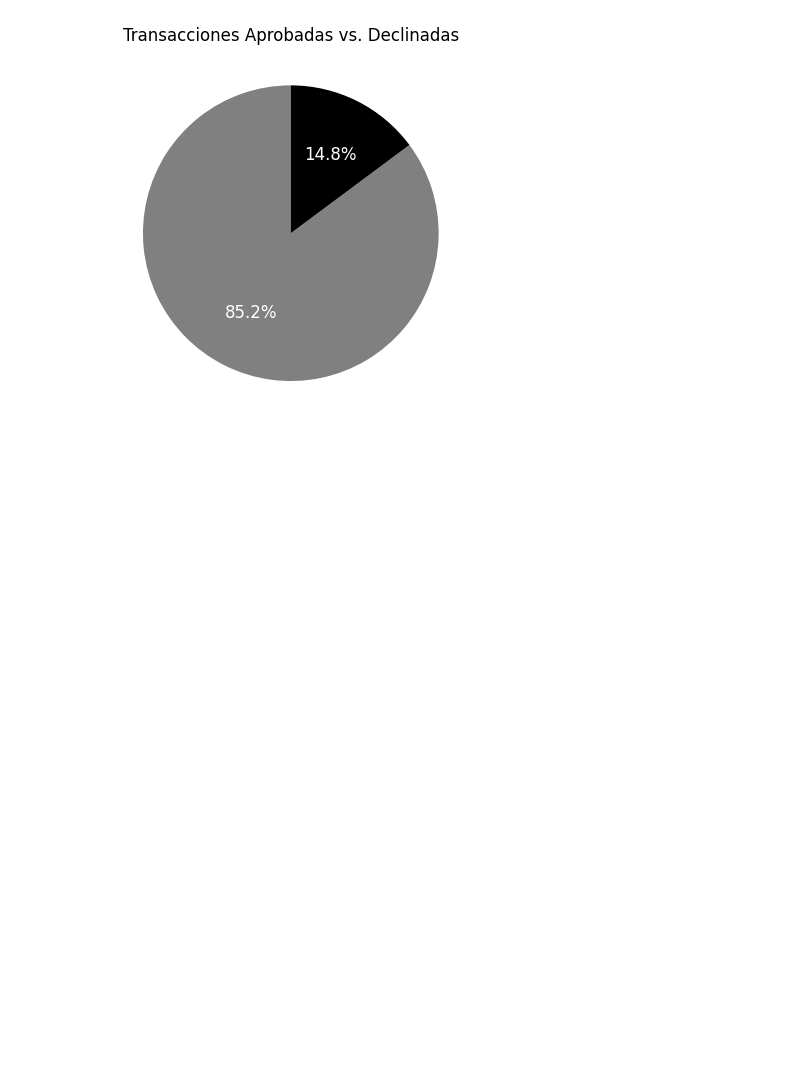
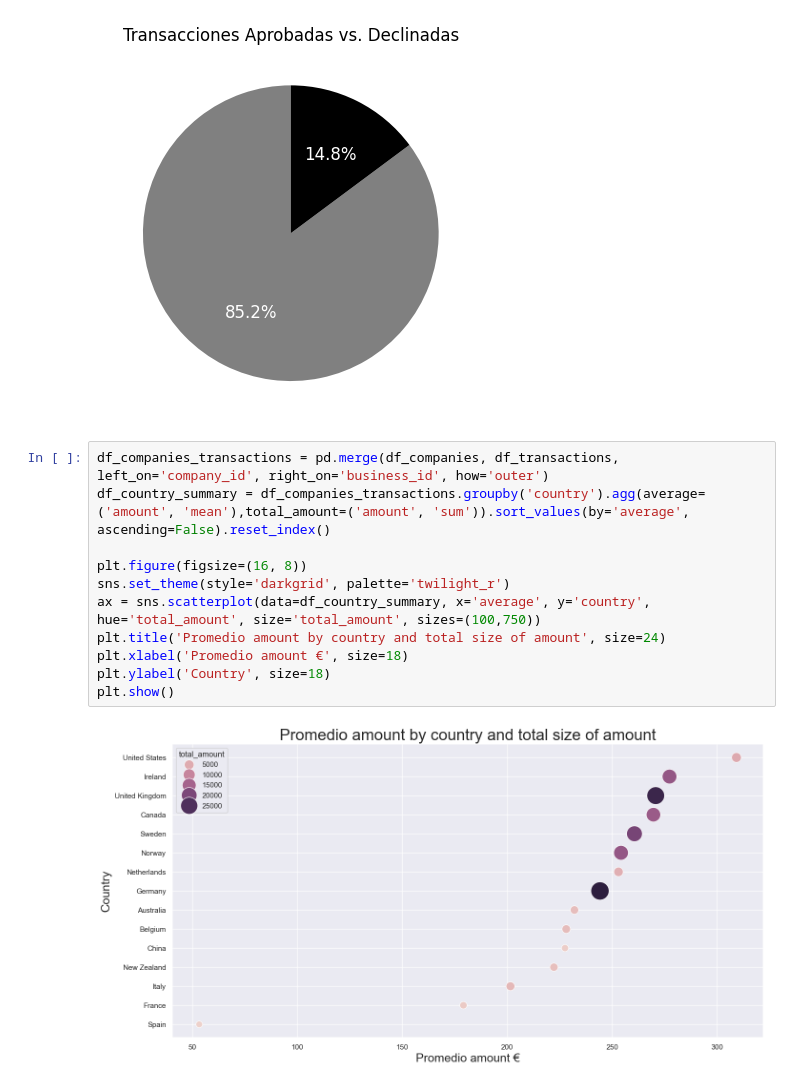
Before and after one commit to MailinV/Sprint_8_MV, a Jupyter notebook: Sprint8_MV.ipynb, the cells around one changed output. Drawn from its saved outputs; the diff is of its cells as text; blank space fills up the shorter version.

```diff
--- a/Sprint8_MV.ipynb
+++ b/Sprint8_MV.ipynb
@@ -568,3 +472,16 @@ plt.title("Transacciones Aprobadas vs. Declinadas")
 plt.show()
 # %% [output]
 [figure]
+# %%
+df_companies_transactions = pd.merge(df_companies, df_transactions, left_on='company_id', right_on='business_id', how='outer')
+df_country_summary = df_companies_transactions.groupby('country').agg(average=('amount', 'mean'),total_amount=('amount', 'sum')).sort_values(by='average', ascending=False).reset_index()
+
+plt.figure(figsize=(16, 8))
+sns.set_theme(style='darkgrid', palette='twilight_r')
+ax = sns.scatterplot(data=df_country_summary, x='average', y='country', hue='total_amount', size='total_amount', sizes=(100,750))
+plt.title('Promedio amount by country and total size of amount', size=24)
+plt.xlabel('Promedio amount €', size=18)
+plt.ylabel('Country', size=18)
+plt.show()
+# %% [output]
+[figure, added]
```
Also changed, not shown: parts of 12 cells of this notebook.
